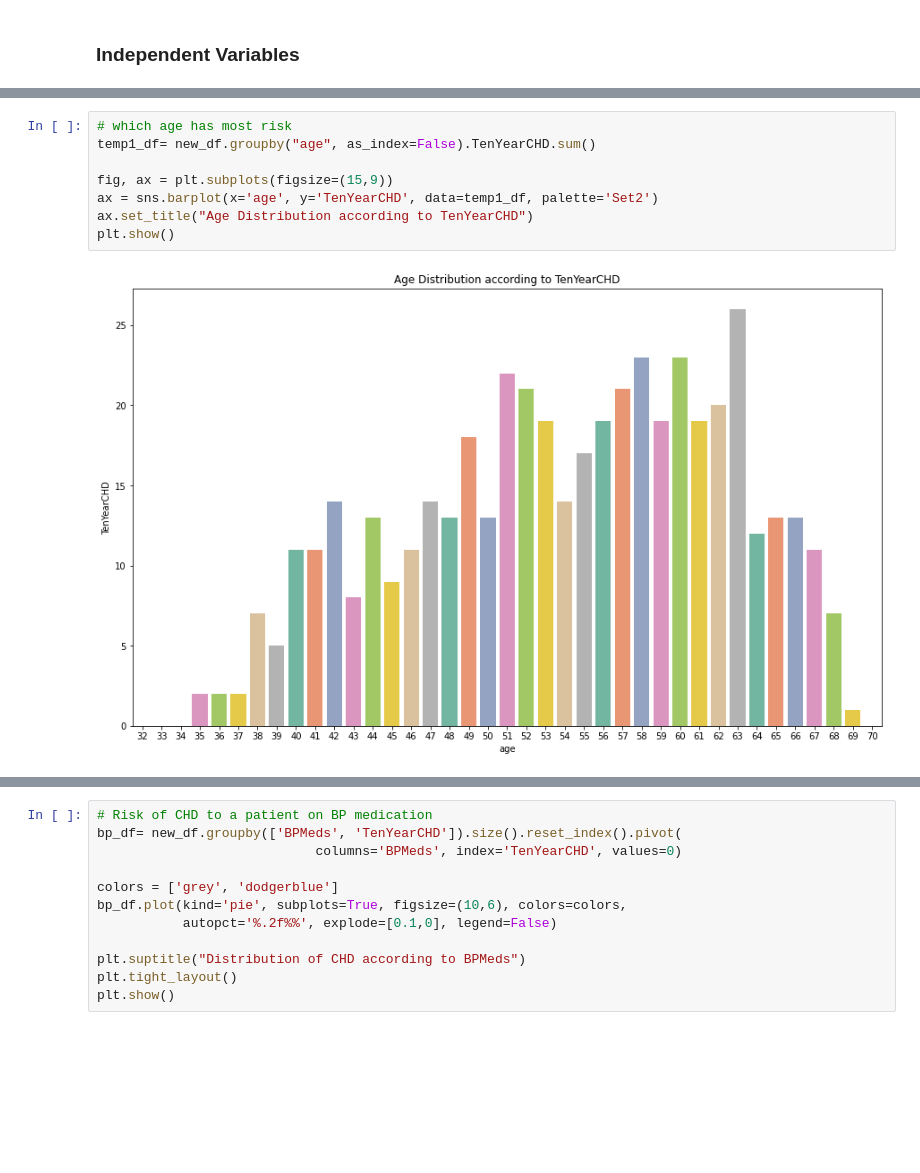
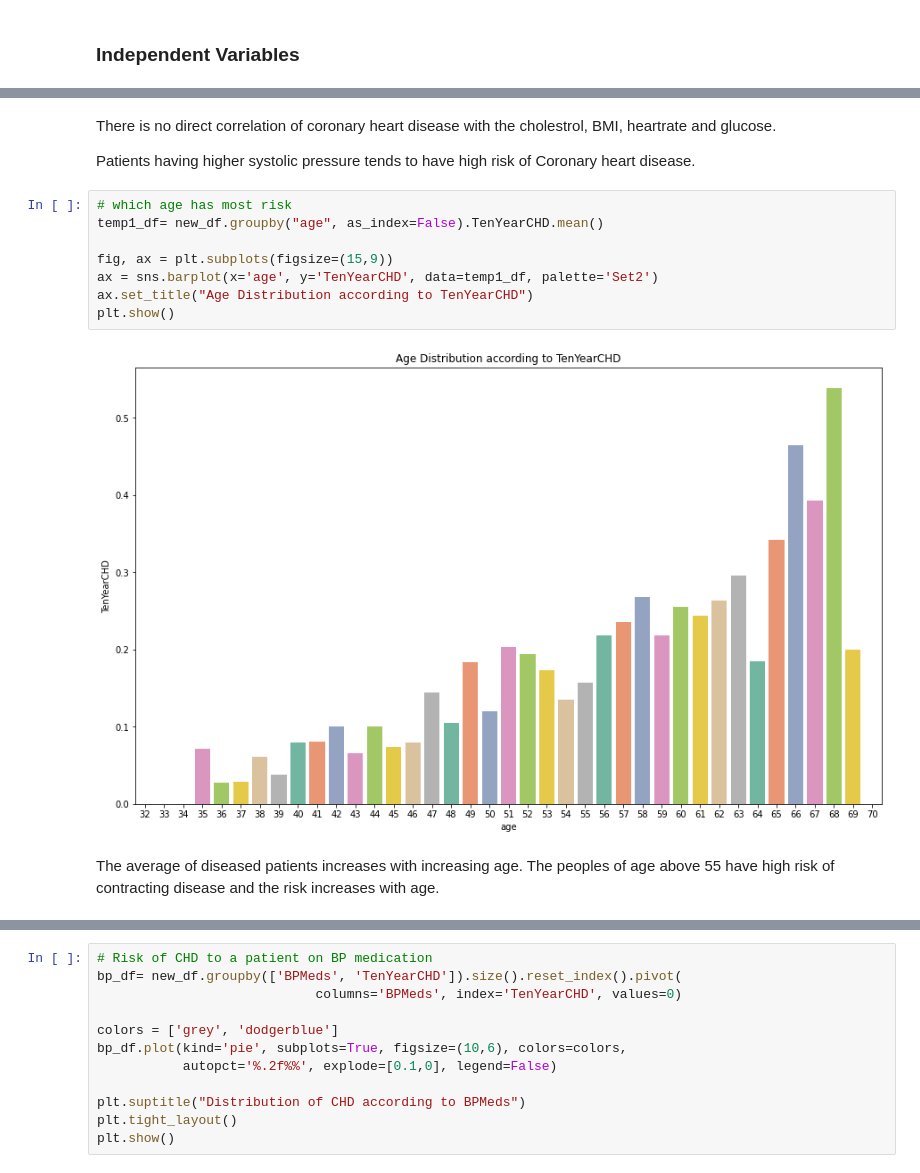
Before and after one commit to Swapnil-417/Cardiovascular-Risk-Prediction, a Jupyter notebook: Cardiovascular_Risk_Prediction_Capstone_Project.ipynb, the cells around one changed output, grey strips where cells are left out. Cells and saved outputs as stored; diff of their text form; blank space fills up the shorter version.

```diff
--- a/Cardiovascular_Risk_Prediction_Capstone_Project.ipynb
+++ b/Cardiovascular_Risk_Prediction_Capstone_Project.ipynb
@@ -310,10 +345,16 @@ According to this dataset, males have shown a slighly higher risk of coronary he
+# %% [markdown]
+There is no direct correlation of coronary heart disease with the cholestrol, BMI, heartrate and glucose.
+
+Patients having higher systolic pressure tends to have high risk of Coronary heart disease.
 # %%
 # which age has most risk
-temp1_df= new_df.groupby("age", as_index=False).TenYearCHD.sum()
+temp1_df= new_df.groupby("age", as_index=False).TenYearCHD.mean()
 
 fig, ax = plt.subplots(figsize=(15,9))
 ax = sns.barplot(x='age', y='TenYearCHD', data=temp1_df, palette='Set2')
 ax.set_title("Age Distribution according to TenYearCHD")
 plt.show()
 # %% [output]
-[figure, old version]
+[figure, new version]
+# %% [markdown]
+The average of diseased patients increases with increasing age. The peoples of age above 55 have high risk of contracting disease and the risk increases with age.
```
Also changed, not shown: parts of 55 cells of this notebook.
